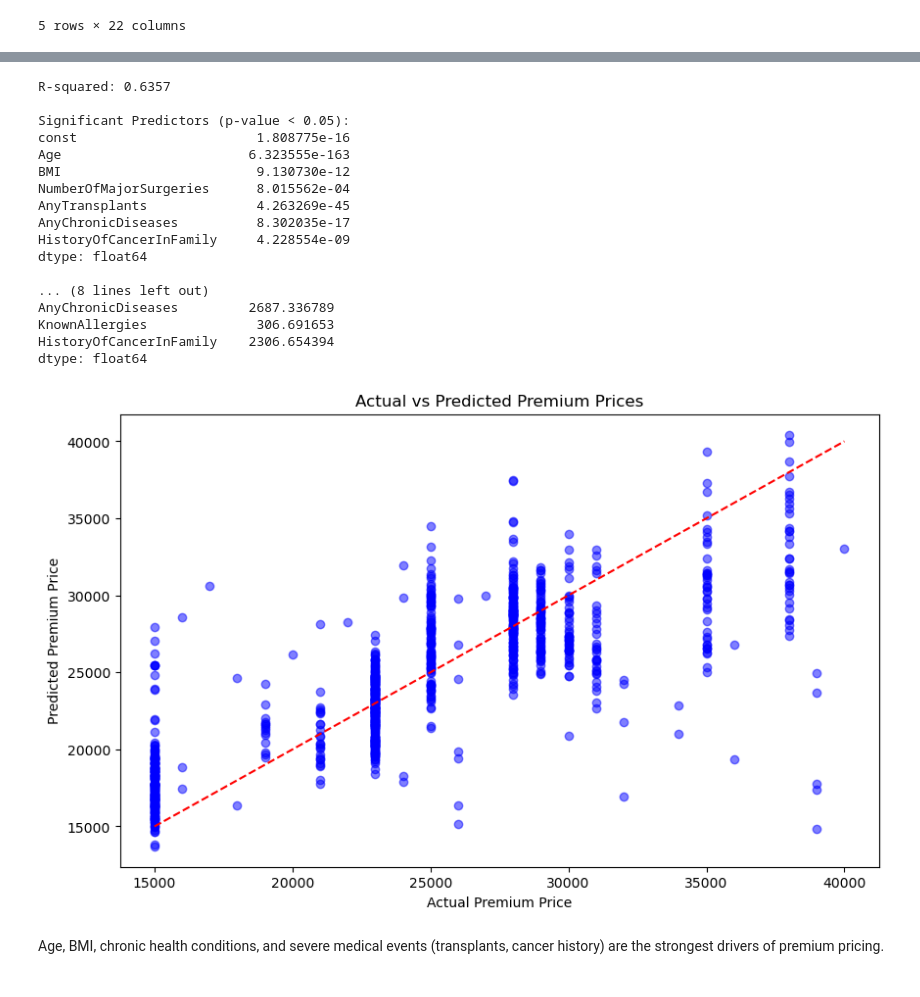
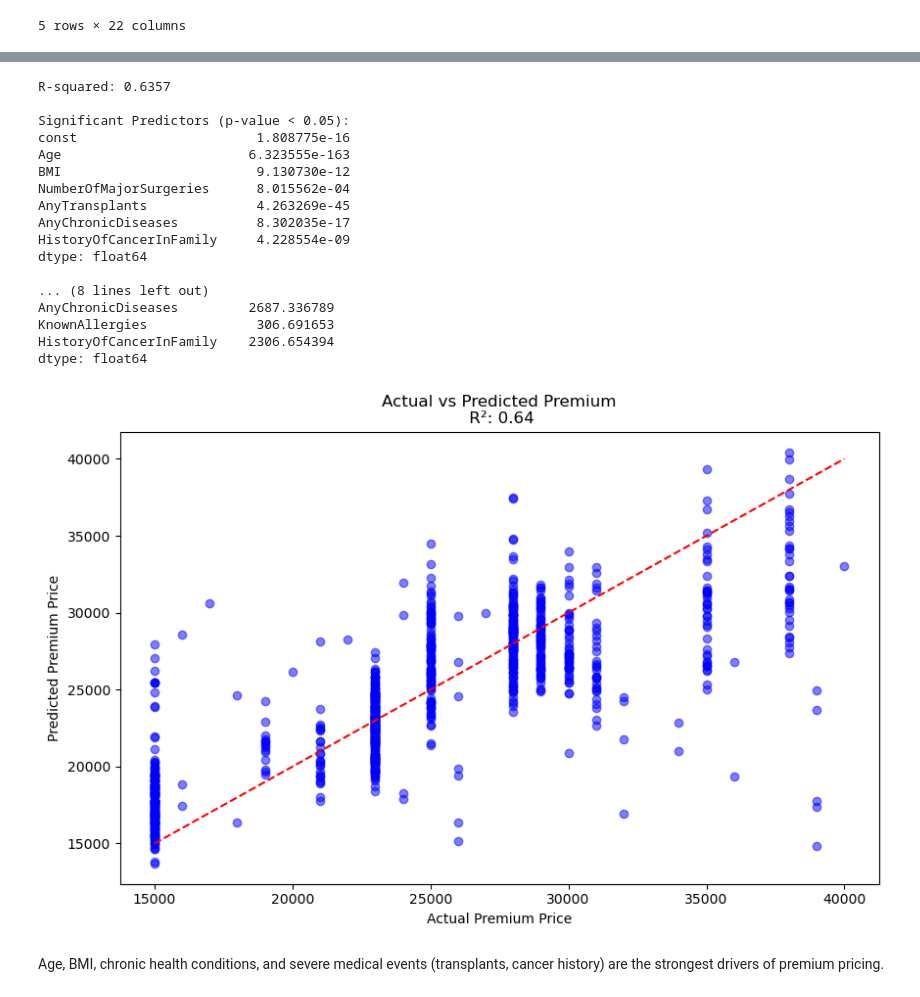
Before and after one commit to Naveen1522/InsurancePremiumEstimator, a Jupyter notebook: InsuranceCostPrediction.ipynb, the cells around one changed output, grey strips where cells are left out. Drawn from its saved outputs; the diff is of its cells as text; code cells hidden in the pictures.

Commit message:
Added a comparison plot

```diff
--- a/InsuranceCostPrediction.ipynb
+++ b/InsuranceCostPrediction.ipynb
@@ -818,35 +818,35 @@ print(coefficients)
 import matplotlib.pyplot as plt
 
 # Predictions
 predictions = model.predict(X)
 
 # Plotting actual vs predicted
 plt.figure(figsize=(10,6))
 plt.scatter(y, predictions, color='blue', alpha=0.5)
 plt.plot([min(y), max(y)], [min(y), max(y)], color='red', linestyle='--')
 plt.xlabel('Actual Premium Price')
 plt.ylabel('Predicted Premium Price')
-plt.title('Actual vs Predicted Premium Prices')
+plt.title(f"Actual vs Predicted Premium\n R²: {r_squared:.2f}")
 plt.show()
 # %% [output]
 R-squared: 0.6357
 
 Significant Predictors (p-value < 0.05):
 const                       1.808775e-16
 Age                        6.323555e-163
 BMI                         9.130730e-12
 NumberOfMajorSurgeries      8.015562e-04
 AnyTransplants              4.263269e-45
 AnyChronicDiseases          8.302035e-17
 HistoryOfCancerInFamily     4.228554e-09
 dtype: float64
 
 ... (8 lines left out)
 AnyChronicDiseases         2687.336789
 KnownAllergies              306.691653
 HistoryOfCancerInFamily    2306.654394
 dtype: float64
-[figure, old version]
+[figure, new version]
 # %%
 display(Markdown("Age, BMI, chronic health conditions, and severe medical events (transplants, cancer history) are the strongest drivers of premium pricing."))
 display(Markdown("Features like diabetes, blood pressure, and allergies do not individually influence premiums significantly when other variables are considered."))
```
Also changed, not shown: parts of 12 cells of this notebook.
